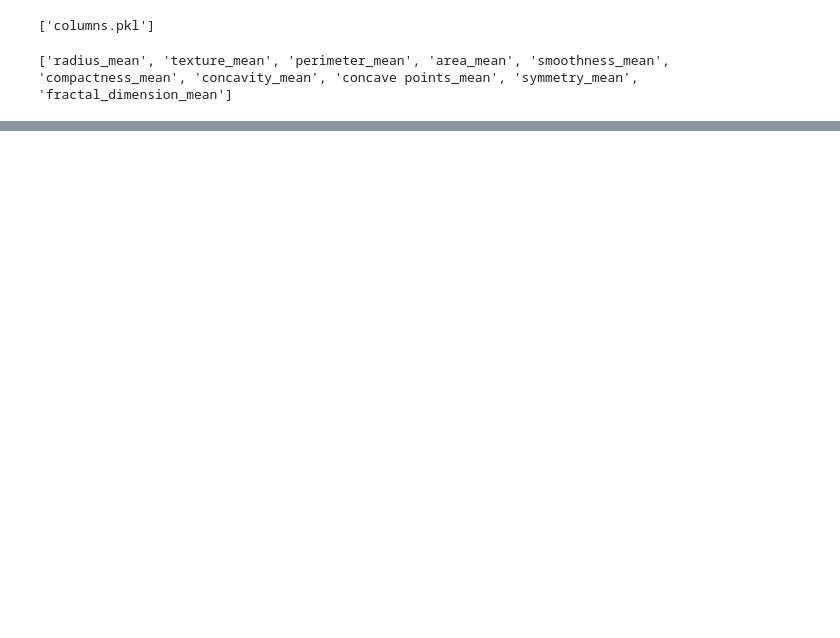
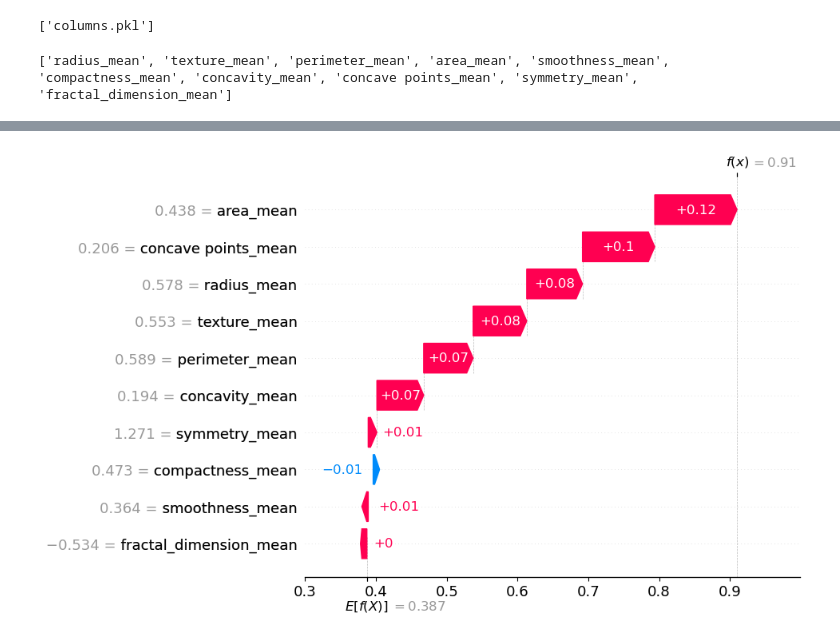
Before and after one commit to subhas07/breast-cancer-explainable-ai, a Jupyter notebook: Breast-cancer-prediction.ipynb, the cells around one changed output, grey strips where cells are left out. Saved outputs shown, nothing was run; the diff lists cells and outputs as text; code cells hidden in the pictures; blank space fills up the shorter version.

```diff
--- a/Breast-cancer-prediction.ipynb
+++ b/Breast-cancer-prediction.ipynb
@@ -283,0 +377,11 @@ print(selected_features)
+# %%
+shap.plots.waterfall(
+    shap.Explanation(
+        values=shap_values[0][:,1],
+        base_values=explainer.expected_value[1],
+        data=X_test_sample.iloc[0],
+        feature_names=X.columns
+    )
+)
+# %% [output]
+[figure, added]
```
Also changed, not shown: parts of 19 cells of this notebook, 1 other file.
